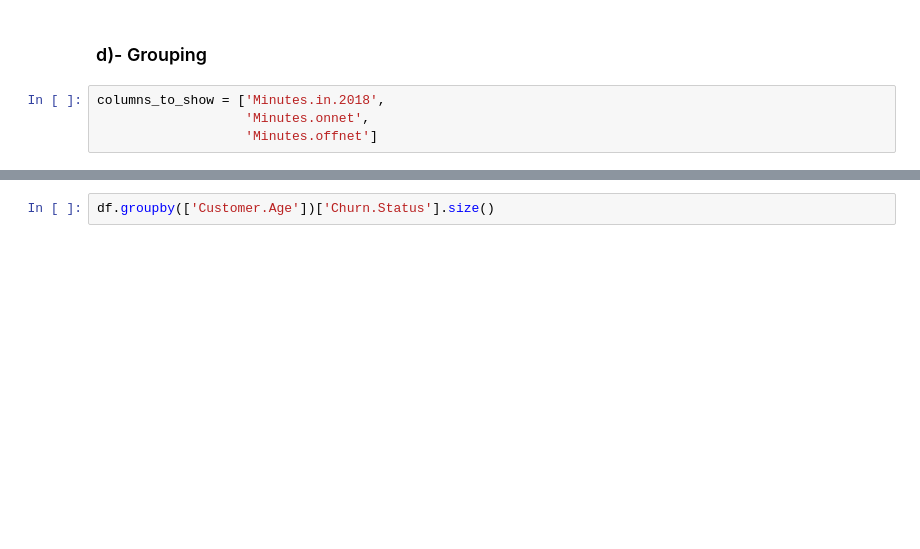
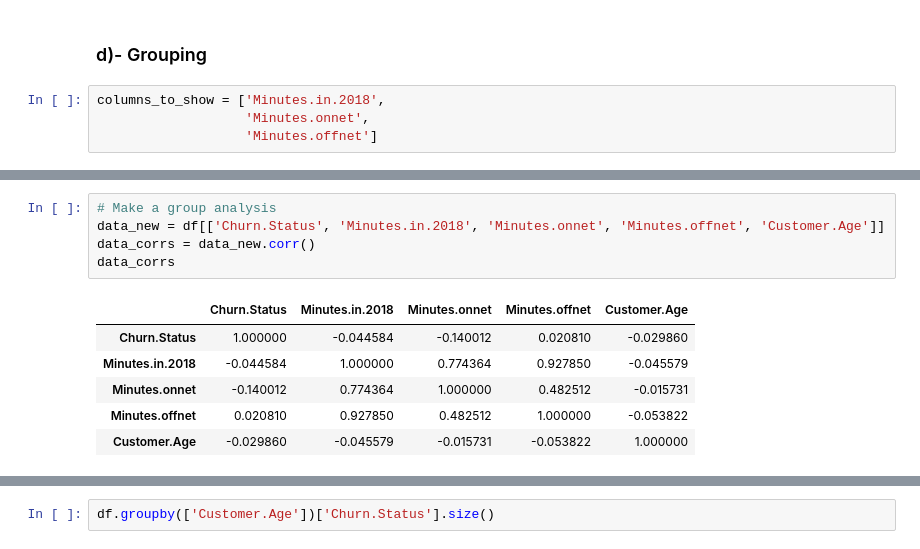
Before and after one commit to HassanSherwani/Telcom_Churn-End-End-Project-, a Jupyter notebook: Customer_Churn_Telecom.ipynb, the cells around one changed output, grey strips where cells are left out. Drawn from its saved outputs; the diff is of its cells as text; blank space fills up the shorter version.

```diff
--- a/Customer_Churn_Telecom.ipynb
+++ b/Customer_Churn_Telecom.ipynb
@@ -702,3 +714,15 @@ df.groupby(['Churn.Status'])[columns_to_show].describe(percentiles=[])
 | Churn.Status |  |  |  |  |  |  |  |  |  | ... |
 | 0 | 609.0 | 5016.980524 | 5834.296702 | 29.46 | 4014.660 | 60992.652 | 609.0 | 2449.803336 | 3477.125632 | ... |
 | 1 | 591.0 | 4376.956561 | 8335.307475 | 46.62 | 1172.232 | 146632.980 | 591.0 | 1593.971531 | 2482.434019 | ... |
+# %%
+# Make a group analysis
+data_new = df[['Churn.Status', 'Minutes.in.2018', 'Minutes.onnet', 'Minutes.offnet', 'Customer.Age']]
+data_corrs = data_new.corr()
+data_corrs
+# %% [output]
+|  | Churn.Status | Minutes.in.2018 | Minutes.onnet | Minutes.offnet | Customer.Age |
+| Churn.Status | 1.000000 | -0.044584 | -0.140012 | 0.020810 | -0.029860 |
+| Minutes.in.2018 | -0.044584 | 1.000000 | 0.774364 | 0.927850 | -0.045579 |
+| Minutes.onnet | -0.140012 | 0.774364 | 1.000000 | 0.482512 | -0.015731 |
+| Minutes.offnet | 0.020810 | 0.927850 | 0.482512 | 1.000000 | -0.053822 |
+| Customer.Age | -0.029860 | -0.045579 | -0.015731 | -0.053822 | 1.000000 |
```
Also changed, not shown: parts of 25 cells of this notebook.
